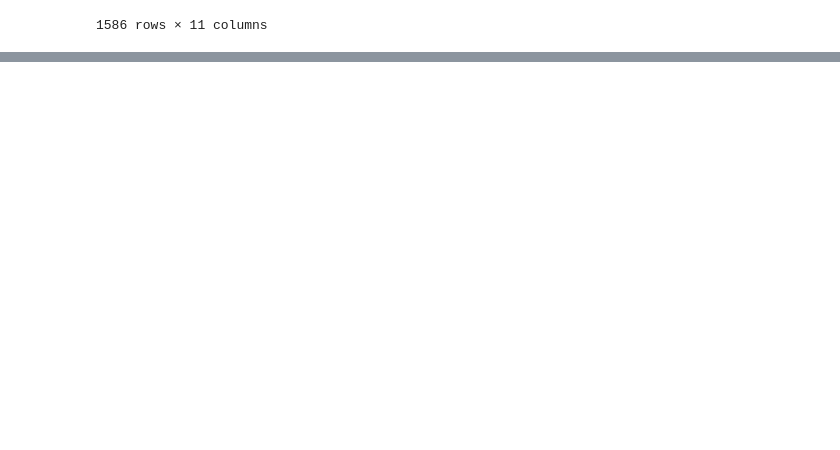
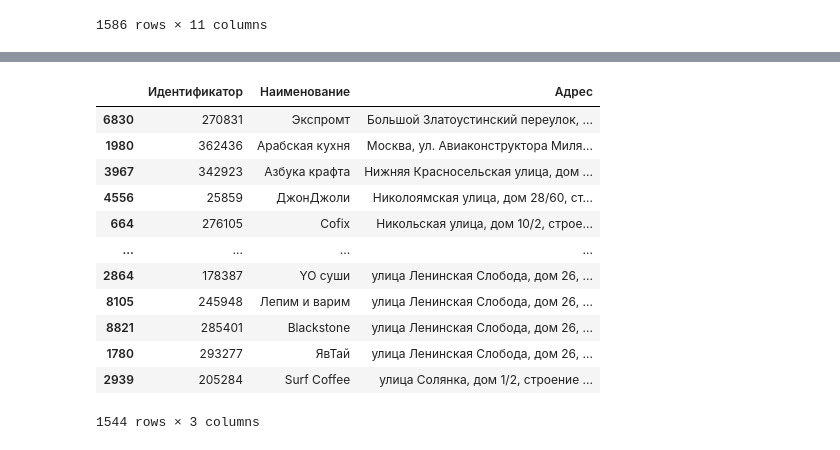
Before and after one commit to alekgs/python_progs, a Jupyter notebook: Notebooks/Pandas/ДЗ - Комбинирование данных и преобразование формы.ipynb, the cells around one changed output, grey strips where cells are left out. Cells and saved outputs as stored; diff of their text form; code cells hidden in the pictures; blank space fills up the shorter version.

```diff
--- a/Notebooks/Pandas/ДЗ - Комбинирование данных и преобразование формы.ipynb
+++ b/Notebooks/Pandas/ДЗ - Комбинирование данных и преобразование формы.ipynb
@@ -83,0 +273,31 @@ result
+# %%
+con = sql.create_engine('sqlite:///indicators_db.sqlite3')
+df_sql = pd.read_sql('''
+                    SELECT ID, VALUE FROM org_indicators_2020_2022
+                    WHERE INDICATOR_NAME LIKE "Проверок" AND YEAR > 2020 AND VALUE > 0
+                    '''
+                 ,con
+                )
+
+# df_type = df_type.query("is_actual & TypeObject == 'кафе'")
+# df = df_main.merge(df_type, on='ID', how='left').dropna().merge(df_sql, on='ID', how='left')
+# df = df_main.merge(df_sql, on='ID', how='left')
+# result = df.query('VALUE.isna()').sort_values(['Address', 'ID']).drop(columns='VALUE')
+
+result = df_main[~df_main.ID.isin(df_sql.ID)].sort_values(['Address', 'ID'])
+result.columns = ['Идентификатор','Наименование','Адрес']
+result
+# %% [output]
+|  | Идентификатор | Наименование | Адрес |
+| 6830 | 270831 | Экспромт | Большой Златоустинский переулок, ... |
+| 1980 | 362436 | Арабская кухня | Москва, ул. Авиаконструктора Миля... |
+| 3967 | 342923 | Азбука крафта | Нижняя Красносельская улица, дом ... |
+| 4556 | 25859 | ДжонДжоли | Николоямская улица, дом 28/60, ст... |
+| 664 | 276105 | Cofix | Никольская улица, дом 10/2, строе... |
+| ... | ... | ... | ... |
+| 2864 | 178387 | YO суши | улица Ленинская Слобода, дом 26, ... |
+| 8105 | 245948 | Лепим и варим | улица Ленинская Слобода, дом 26, ... |
+| 8821 | 285401 | Blackstone | улица Ленинская Слобода, дом 26, ... |
+| 1780 | 293277 | ЯвТай | улица Ленинская Слобода, дом 26, ... |
+| 2939 | 205284 | Surf Coffee | улица Солянка, дом 1/2, строение ... |
+1544 rows × 3 columns
```
Also changed, not shown: parts of 12 cells of this notebook.
